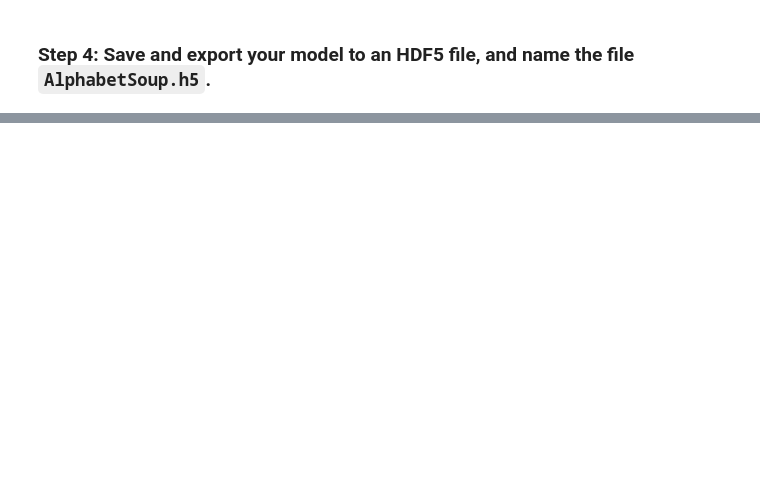
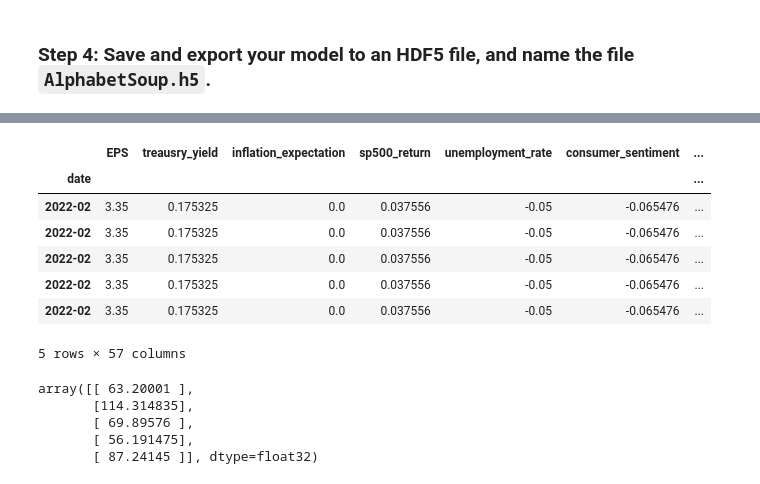
Before and after one commit to evianap/Roboadvisor, a Jupyter notebook: Roboadvisor_NN.ipynb, the cells around one changed output, grey strips where cells are left out. Drawn from its saved outputs; the diff is of its cells as text; code cells hidden in the pictures; blank space fills up the shorter version.

```diff
--- a/Roboadvisor_NN.ipynb
+++ b/Roboadvisor_NN.ipynb
@@ -246,0 +264,25 @@ nn.save(file_path)
+# %%
+# Read the datar received from investors from the Resources folder into a Pandas DataFrame
+stock_test = pd.read_csv('stock_test_regression.csv', index_col = 'date', header =1)
+# Review the DataFrame
+# YOUR CODE HERE
+stock_test
+# %% [output]
+|  | EPS | treausry_yield | inflation_expectation | sp500_return | unemployment_rate | consumer_sentiment | ... |
+| date |  |  |  |  |  |  | ... |
+| 2022-02 | 3.35 | 0.175325 | 0.0 | 0.037556 | -0.05 | -0.065476 | ... |
+| 2022-02 | 3.35 | 0.175325 | 0.0 | 0.037556 | -0.05 | -0.065476 | ... |
+| 2022-02 | 3.35 | 0.175325 | 0.0 | 0.037556 | -0.05 | -0.065476 | ... |
+| 2022-02 | 3.35 | 0.175325 | 0.0 | 0.037556 | -0.05 | -0.065476 | ... |
+| 2022-02 | 3.35 | 0.175325 | 0.0 | 0.037556 | -0.05 | -0.065476 | ... |
+5 rows × 57 columns
+# %%
+# Predict the stock values for the data obtained from the investor
+nn_values = nn.predict(stock_test)
+nn_values
+# %% [output]
+array([[ 63.20001 ],
+       [114.314835],
+       [ 69.89576 ],
+       [ 56.191475],
+       [ 87.24145 ]], dtype=float32)
```
Also changed, not shown: parts of 14 cells of this notebook, 3 other files.
